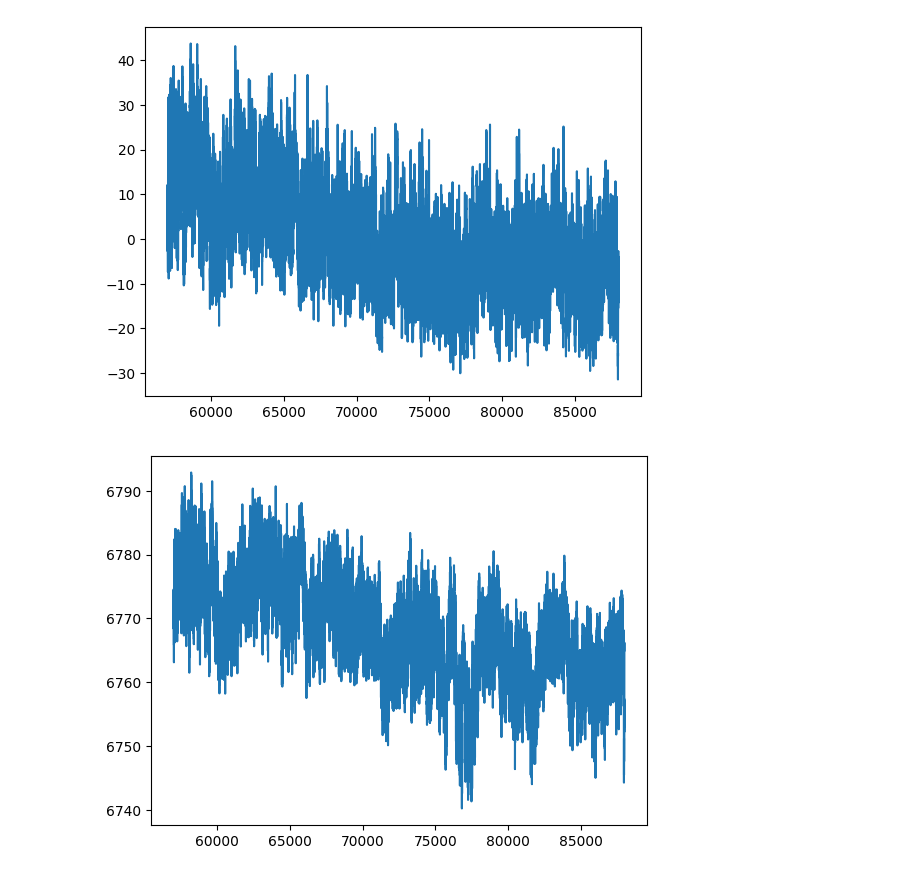
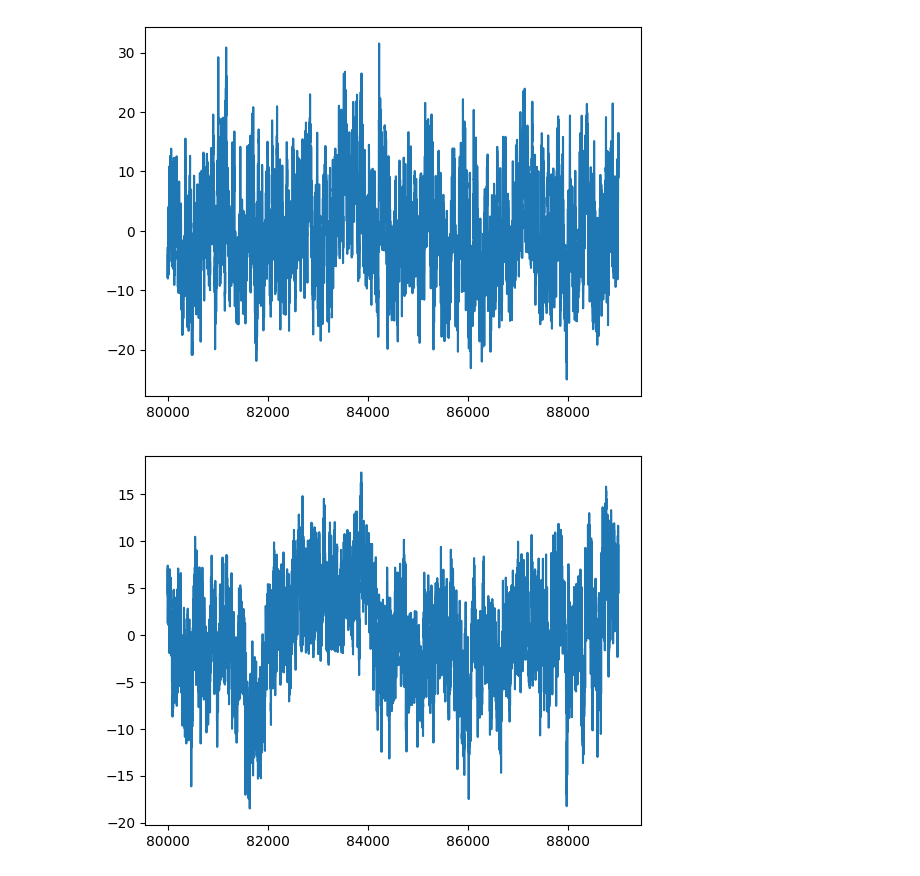
Before and after one commit to cmaddry/Magnetic-Tweezers, a Jupyter notebook: Scripts/dec19.ipynb, the cells around one changed output. Cells and saved outputs as stored; diff of their text form; code cells hidden in the pictures.

```diff
--- a/Scripts/dec19.ipynb
+++ b/Scripts/dec19.ipynb
@@ -3,7 +3,13 @@ from calibrationFunctions import openFiles, calculateForce, calculateTetherExten
 import matplotlib.pyplot as plt
 import numpy as np
 # %%
-folderPath = "C:\\Users\\maddr\\OneDrive\\Documents\\MTCode\\Magnetic-Tweezers\\Data\\December\\19\\calebMT"
+folderPath = r"C:\Users\Perkins Lab\Desktop\Caleb Maddry\MT Data Analysis\Magnetic-Tweezers\Data\December\19\calebMT"
 
-dataFrame = openFiles(folderPath, numRef=3, numExp=1, fps=400);
+dataFrame = openFiles(folderPath, numRef=3, numExp=1, fps=400)
+
+lowForce = []
+
+for index in dataFrame.itertuples():
+    if dataFrame['linearMotor'][index[0]] <= 15: lowForce = lowForce + [index[0]]
+    if index[0] % 50000 == 0: print("Finding the low force points")
 # %% [output]
@@ -47,36 +41,29 @@ NameError: name 'PSD' is not defined
 # %%
 xData1 = dataFrame["xRefBead3"] - dataFrame["xExpBead1"]
 xData2 = dataFrame["xRefBead1"] - dataFrame["xExpBead1"]
 
 yData1 = dataFrame["yRefBead3"] - dataFrame["yExpBead1"]
 yData2 = dataFrame["yRefBead1"] - dataFrame["yExpBead1"]
 
 zData1 = dataFrame["zRefBead3"] - dataFrame["zExpBead1"]
 zData2 = dataFrame["zRefBead1"] - dataFrame["zExpBead1"]
 
-
 zMotor = dataFrame["linearMotor"]
-
-# plt.plot(zData1[130000:330000])
-# plt.show()
-
-# plt.plot(zData2[130000:330000])
-# plt.show()
 
 highForceStart = 0;
 highForceEnd = 7400;
 
 medForceStart = 11000
 medForceEnd = 27000
 
-lowForceStart = 57000
-lowForceEnd = 88000
+lowForceStart = 80000
+lowForceEnd = 89000
 
 plt.plot(zData1[lowForceStart:lowForceEnd] - np.mean(zData1[lowForceStart:lowForceEnd]))
 plt.show()
 
-plt.plot(zData2[lowForceStart:lowForceEnd])
+plt.plot(zData2[lowForceStart:lowForceEnd] - np.mean(zData2[lowForceStart:lowForceEnd]))
 plt.show()
 # %% [output]
-[figure, old version]
+[figure, new version]
-[figure, old version]
+[figure, new version]
```
Also changed, not shown: parts of 5 cells of this notebook, 3 other files.
